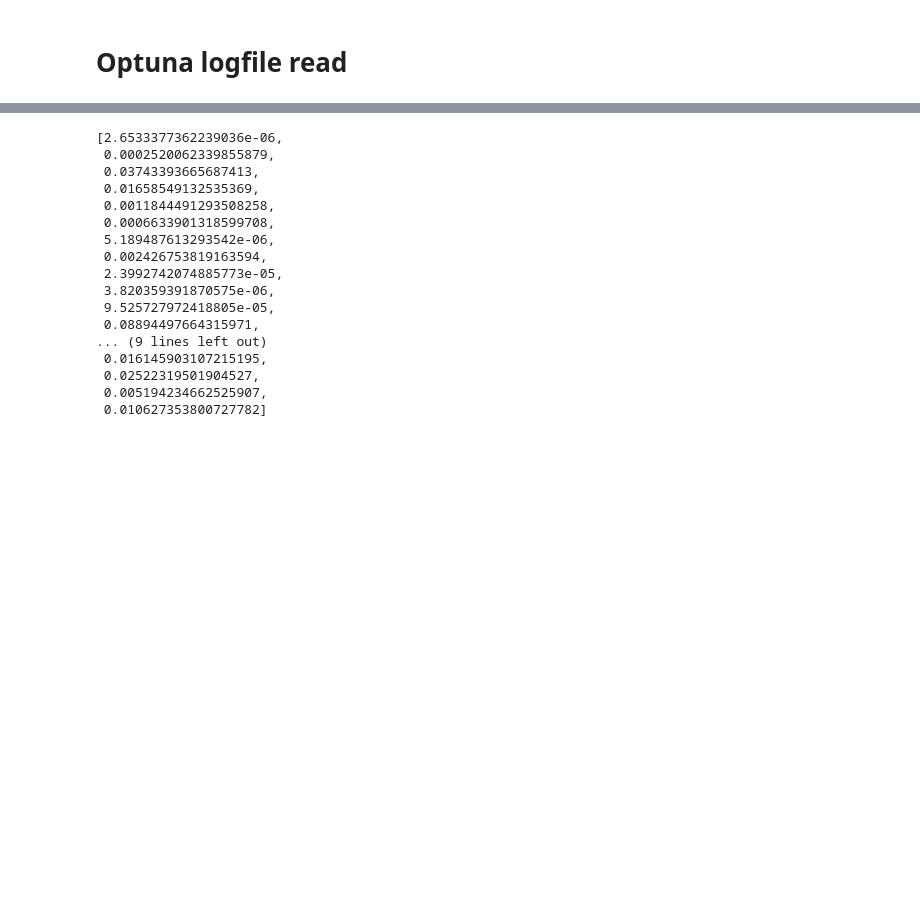
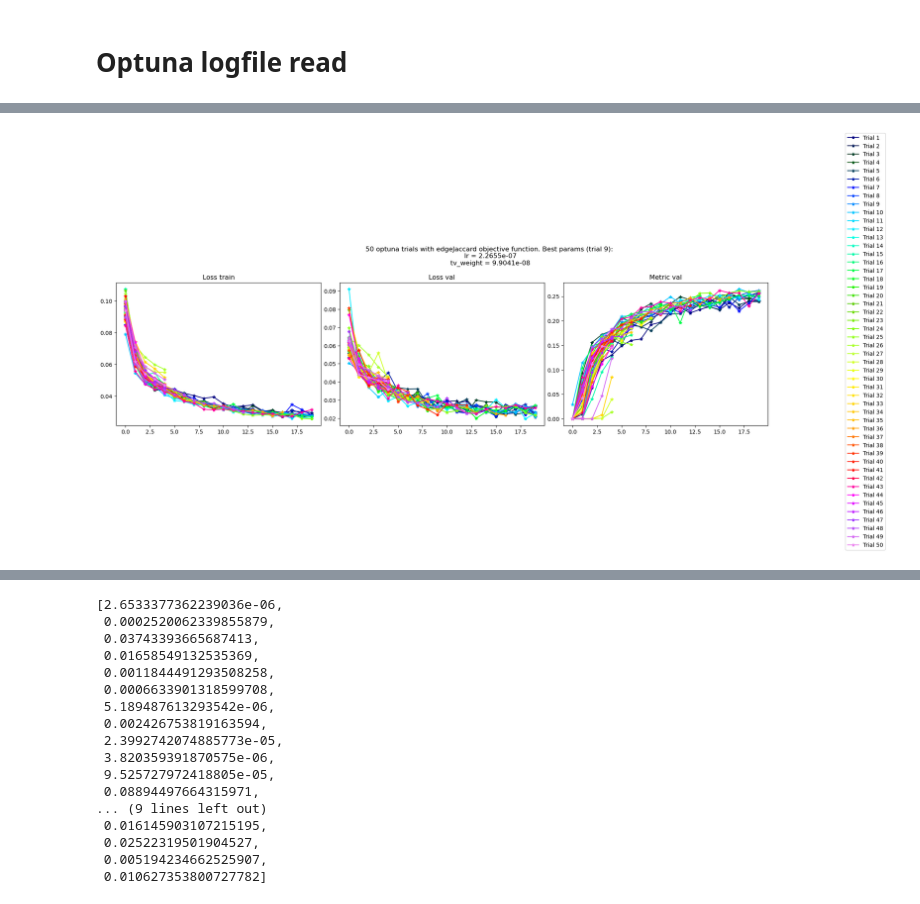
Before and after one commit to emidan19/deep-tempest, a Jupyter notebook: KAIR/show_logs.ipynb, the cells around one changed output, grey strips where cells are left out. Saved outputs shown, nothing was run; the diff lists cells and outputs as text; code cells hidden in the pictures; blank space fills up the shorter version.

```diff
--- a/KAIR/show_logs.ipynb
+++ b/KAIR/show_logs.ipynb
@@ -365,3 +706,5 @@ def read_optuna_log (log_file):
 # %%
-trials, params, metric = read_optuna_log('/home/emidan19/Desktop/deep-tempest/drunet/baseline/optuna/optuna_hparams.log')
+visualize_optuna_trials('/home/emidan19/Desktop/deep-tempest/drunet/baseline/optuna/drunet_gray_Jaccard_50trials/optuna_hparams.log')
+# %% [output]
+[figure, added]
 # %%
```
Also changed, not shown: parts of 14 cells of this notebook.
